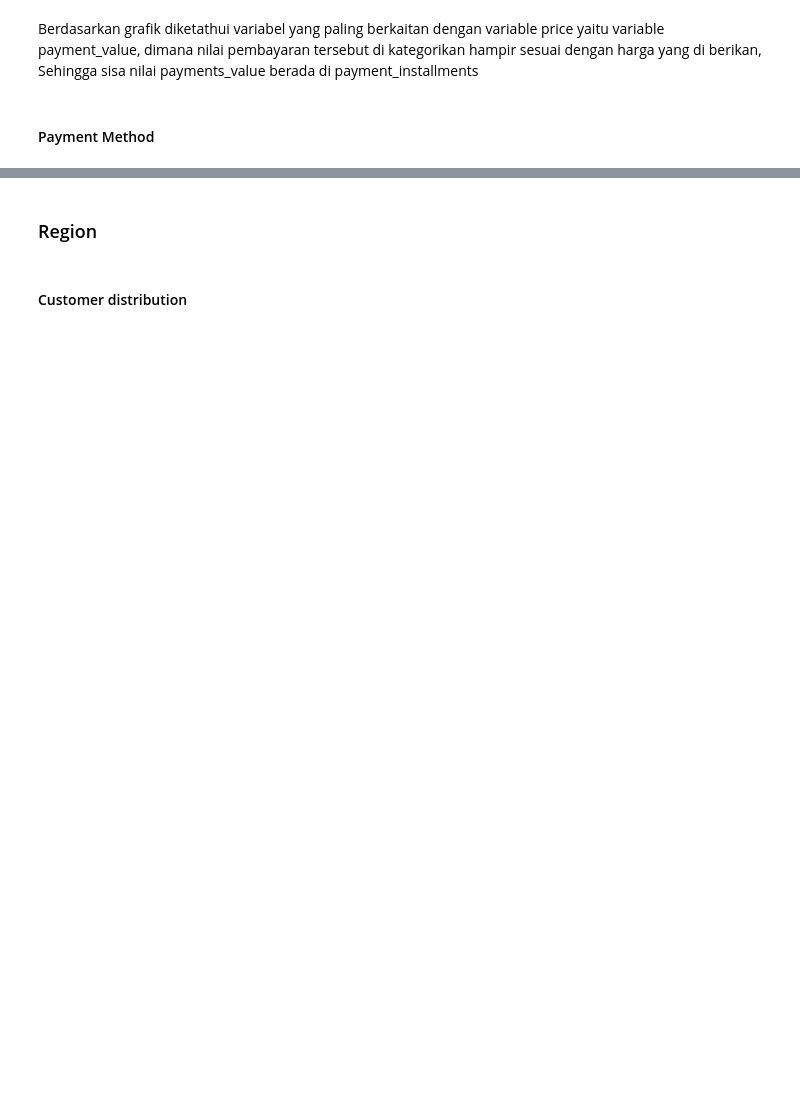
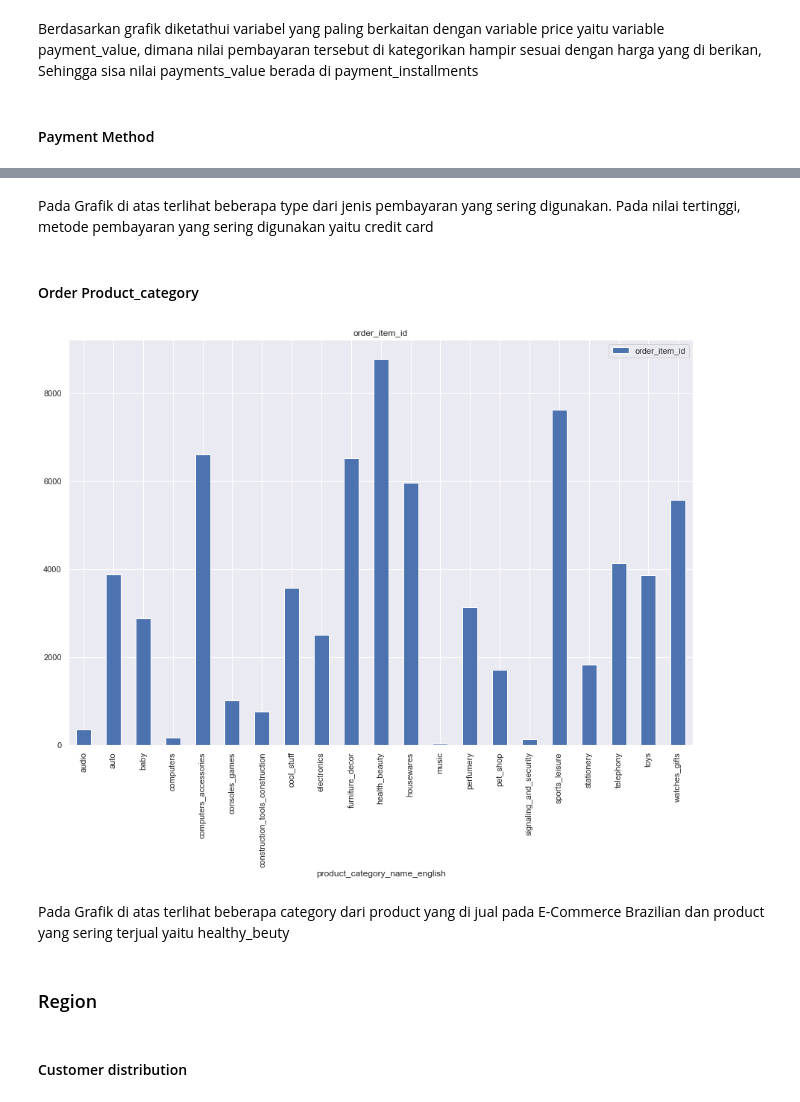
Before and after one commit to Arif-Widagdo/Data-Analysis-on-the-Brazilian-E-Commerce-Public-Dataset-by-Olist, a Jupyter notebook: code/Tugas01_04.ipynb, the cells around one changed output, grey strips where cells are left out. Cells and saved outputs as stored; diff of their text form; code cells hidden in the pictures; blank space fills up the shorter version.

```diff
--- a/code/Tugas01_04.ipynb
+++ b/code/Tugas01_04.ipynb
@@ -575,3 +579,14 @@ plt.axis('equal')
+# %% [markdown]
+Pada Grafik di atas terlihat beberapa type dari jenis pembayaran yang sering digunakan. Pada nilai tertinggi, metode pembayaran yang sering digunakan yaitu credit card
+# %% [markdown]
+#### Order Product_category
+# %%
+result_olist_marged3= result_olist_marged.head(70000)
+result_olist_marged3 = result_olist_marged3.groupby('product_category_name_english').sum().plot(kind = 'bar', y = 'order_item_id',subplots=True, figsize=(15,10))
+# %% [output]
+[figure, added]
+# %% [markdown]
+Pada Grafik di atas terlihat beberapa category dari product yang di jual pada E-Commerce Brazilian dan product yang sering terjual yaitu healthy_beuty
 # %% [markdown]
 ### Region
 # %% [markdown]
```
Also changed, not shown: parts of 11 cells of this notebook, 6 other files.
